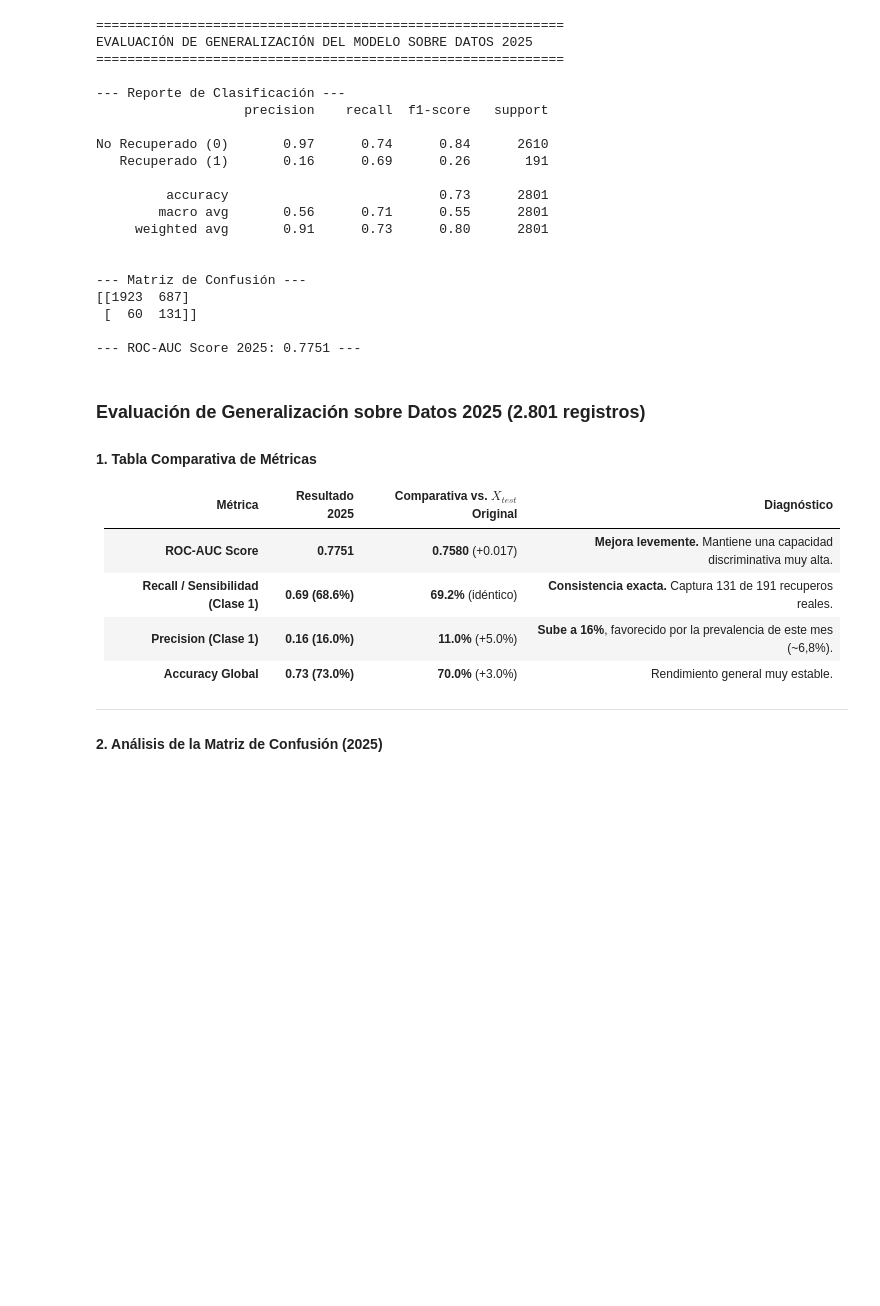
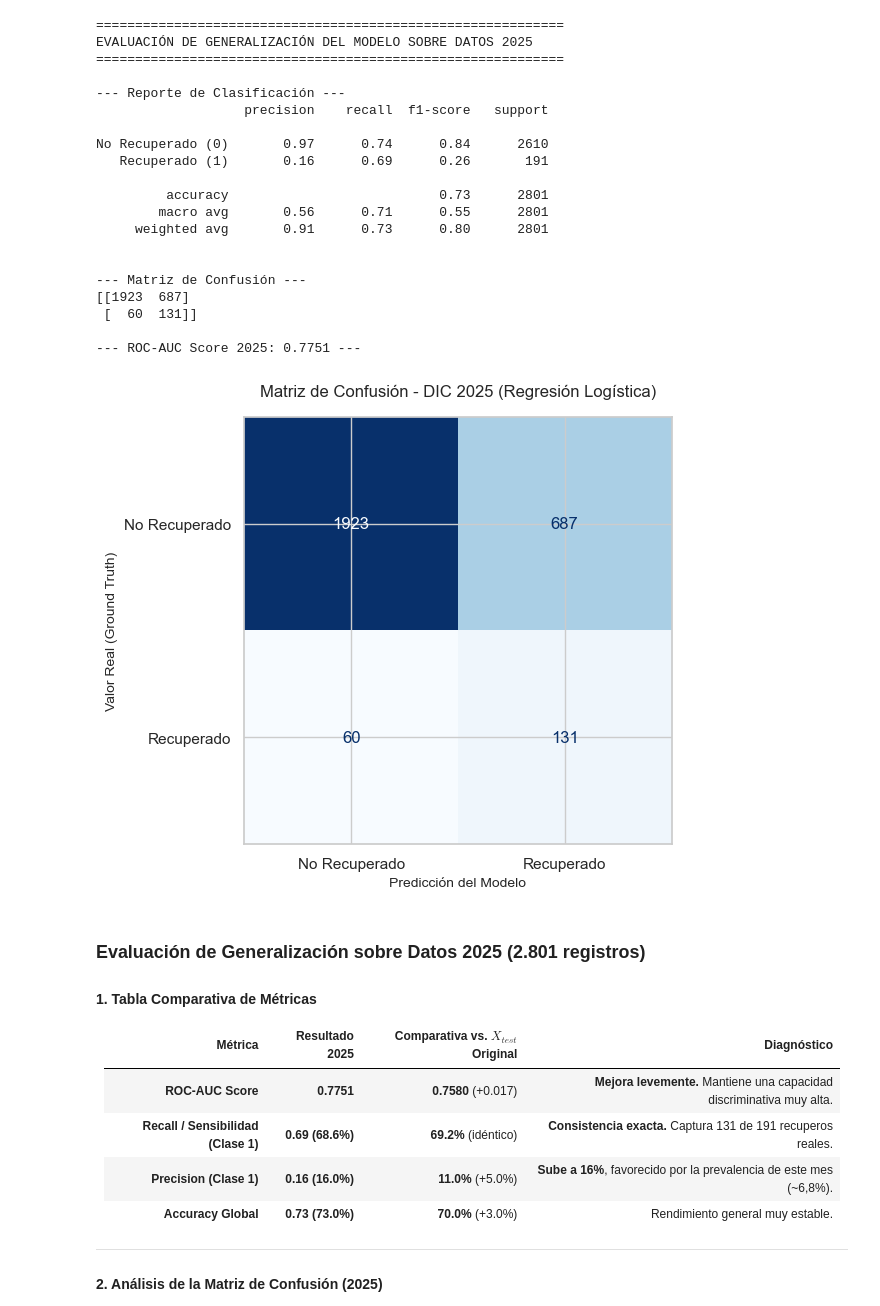
Before and after one commit to MartinZ2024/prediccion_de_recupero_de_automotores_robados, a Jupyter notebook: notebooks/2_preprocesamiento_modelos.ipynb, the cells around one changed output. Saved outputs shown, nothing was run; the diff lists cells and outputs as text; code cells hidden in the pictures; blank space fills up the shorter version.

Commit message:
Actualiza notebook de preprocesamiento y modelos con métricas OOT 2025

```diff
--- a/notebooks/2_preprocesamiento_modelos.ipynb
+++ b/notebooks/2_preprocesamiento_modelos.ipynb
@@ -341,6 +324,30 @@ No Recuperado (0)       0.97      0.74      0.84      2610
  [  60  131]]
 
 --- ROC-AUC Score 2025: 0.7751 ---
+# %%
+import matplotlib.pyplot as plt
+from sklearn.metrics import ConfusionMatrixDisplay, confusion_matrix
+
+# 1. Calcular la matriz de confusión
+cm = confusion_matrix(y_real_2025, y_pred_2025)
+
+# 2. Configurar el gráfico
+fig, ax = plt.subplots(figsize=(6, 6))
+disp = ConfusionMatrixDisplay(confusion_matrix=cm, display_labels=["No Recuperado", "Recuperado"])
+
+# 3. Dibujar con colores (cmap='Blues' o 'viridis') y sin valores normalizados de más
+disp.plot(ax=ax, cmap="Blues", values_format="d", colorbar=False)
+
+# 4. Ajustes estéticos y títulos
+plt.title("Matriz de Confusión - DIC 2025 (Regresión Logística)", fontsize=12, pad=15)
+plt.xlabel("Predicción del Modelo", fontsize=10)
+plt.ylabel("Valor Real (Ground Truth)", fontsize=10)
+
+# 5. Mostrar la imagen
+plt.tight_layout()
+plt.show()
+# %% [output]
+[figure, added]
 # %% [markdown]
 ### Evaluación de Generalización sobre Datos 2025 (2.801 registros)
 
```
Also changed, not shown: parts of 1 cell of this notebook.
